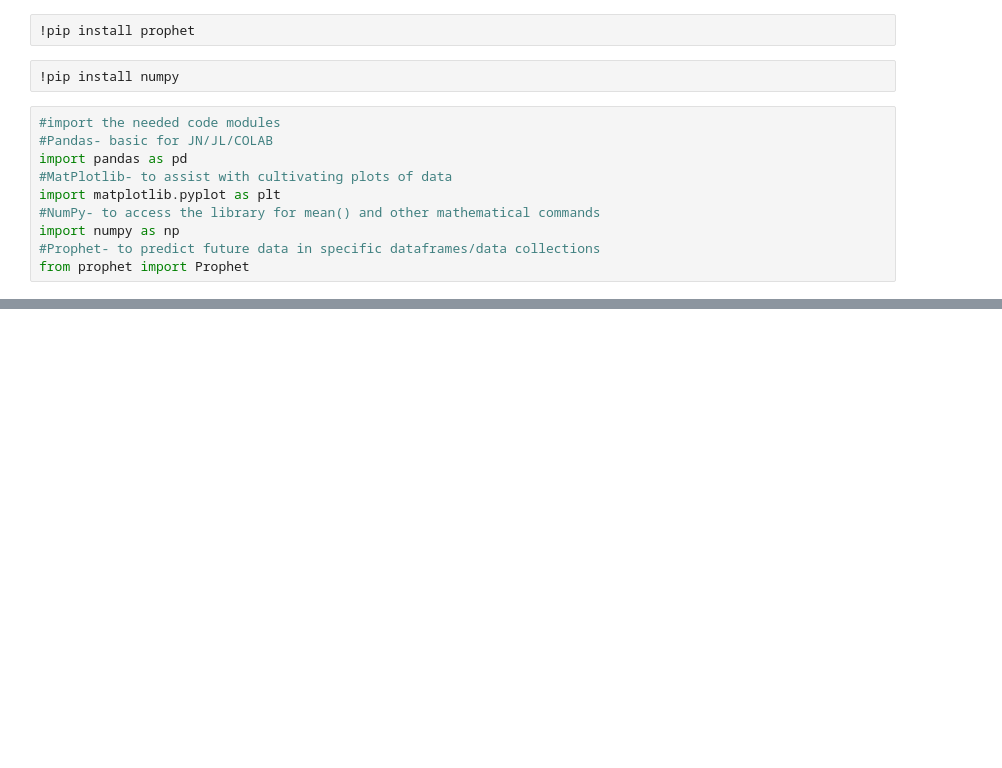
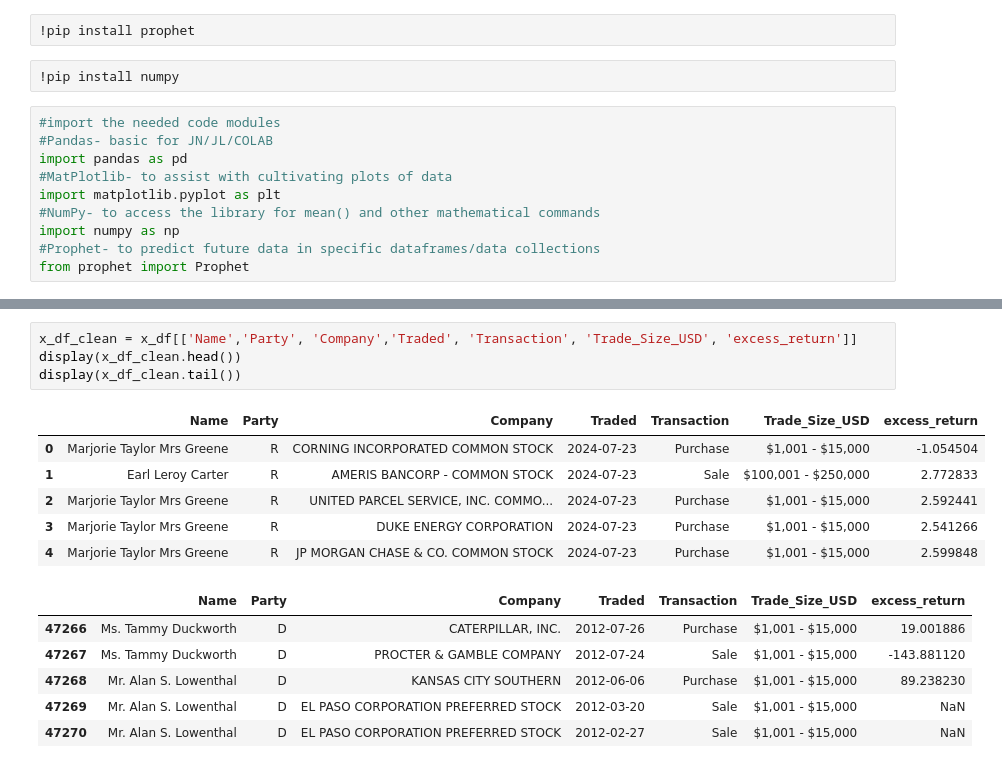
Before and after one commit to tsjohns9/ai-project-1, a Jupyter notebook: shayne.ipynb, the cells around one changed output, grey strips where cells are left out. Saved outputs shown, nothing was run; the diff lists cells and outputs as text; blank space fills up the shorter version.

```diff
--- a/shayne.ipynb
+++ b/shayne.ipynb
@@ -33,3 +33,20 @@ display(x_df.head())
 | 2 | UPS | ST | UNITED PARCEL SERVICE, INC. COMMO... | 2024-07-23 | Purchase | $1,001 - $15,000 | NEW | NaN | NaN | ... |
 | 3 | DUK | ST | DUKE ENERGY CORPORATION | 2024-07-23 | Purchase | $1,001 - $15,000 | NEW | NaN | NaN | ... |
 | 4 | JPM | ST | JP MORGAN CHASE & CO. COMMON STOCK | 2024-07-23 | Purchase | $1,001 - $15,000 | NEW | NaN | NaN | ... |
+# %%
+x_df_clean = x_df[['Name','Party', 'Company','Traded', 'Transaction', 'Trade_Size_USD', 'excess_return']]
+display(x_df_clean.head())
+display(x_df_clean.tail())
+# %% [output]
+|  | Name | Party | Company | Traded | Transaction | Trade_Size_USD | excess_return |
+| 0 | Marjorie Taylor Mrs Greene | R | CORNING INCORPORATED COMMON STOCK | 2024-07-23 | Purchase | $1,001 - $15,000 | -1.054504 |
+| 1 | Earl Leroy Carter | R | AMERIS BANCORP - COMMON STOCK | 2024-07-23 | Sale | $100,001 - $250,000 | 2.772833 |
+| 2 | Marjorie Taylor Mrs Greene | R | UNITED PARCEL SERVICE, INC. COMMO... | 2024-07-23 | Purchase | $1,001 - $15,000 | 2.592441 |
+| 3 | Marjorie Taylor Mrs Greene | R | DUKE ENERGY CORPORATION | 2024-07-23 | Purchase | $1,001 - $15,000 | 2.541266 |
+| 4 | Marjorie Taylor Mrs Greene | R | JP MORGAN CHASE & CO. COMMON STOCK | 2024-07-23 | Purchase | $1,001 - $15,000 | 2.599848 |
+|  | Name | Party | Company | Traded | Transaction | Trade_Size_USD | excess_return |
+| 47266 | Ms. Tammy Duckworth | D | CATERPILLAR, INC. | 2012-07-26 | Purchase | $1,001 - $15,000 | 19.001886 |
+| 47267 | Ms. Tammy Duckworth | D | PROCTER & GAMBLE COMPANY | 2012-07-24 | Sale | $1,001 - $15,000 | -143.881120 |
+| 47268 | Mr. Alan S. Lowenthal | D | KANSAS CITY SOUTHERN | 2012-06-06 | Purchase | $1,001 - $15,000 | 89.238230 |
+| 47269 | Mr. Alan S. Lowenthal | D | EL PASO CORPORATION PREFERRED STOCK | 2012-03-20 | Sale | $1,001 - $15,000 | NaN |
+| 47270 | Mr. Alan S. Lowenthal | D | EL PASO CORPORATION PREFERRED STOCK | 2012-02-27 | Sale | $1,001 - $15,000 | NaN |
```
Also changed, not shown: parts of 7 cells of this notebook.
